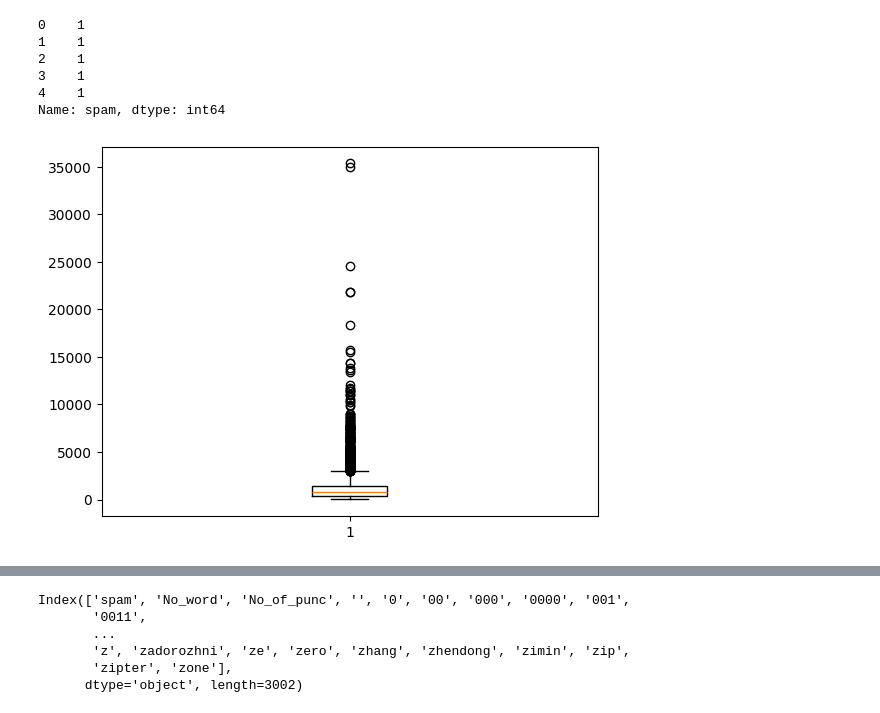
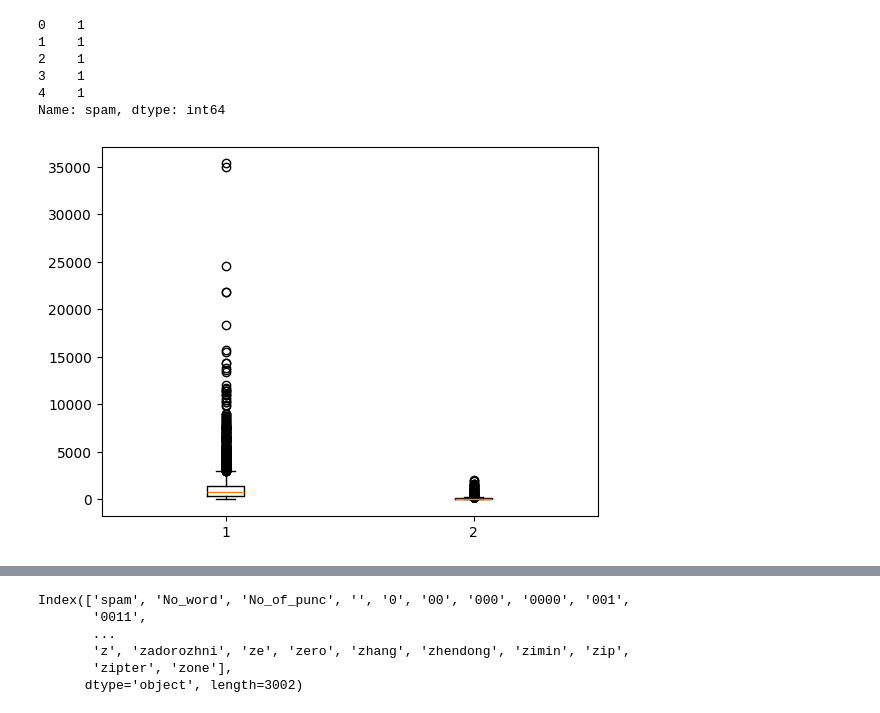
Before and after one commit to BinaraMendis7/Spam-Email-detecting-system, a Jupyter notebook: Untitled-1.ipynb, the cells around one changed output, grey strips where cells are left out. Saved outputs shown, nothing was run; the diff lists cells and outputs as text; code cells hidden in the pictures.

```diff
--- a/Untitled-1.ipynb
+++ b/Untitled-1.ipynb
@@ -40,7 +40,7 @@ df['cleaned_text']=df['text'].apply(lambda x:clean(x))
 # %%
 def clean(text):
     text = "".join([word.lower() for word in text if word not in string.punctuation])
-    tokens = re.split('\W+', text)
+    tokens = re.split(r'\W+', text)
     text = [stemmer.stem(word) for word in tokens if word not in stopwords]
     return text
 # %%
@@ -211,7 +211,7 @@ features_df['spam'].head()
 4    1
 Name: spam, dtype: int64
 # %%
-plt.boxplot(features_df['No_word'])
+plt.boxplot(features_df[['No_word','No_of_punc']])
 plt.show()
 # %% [output]
-[figure, old version]
+[figure, new version]
```
Also changed, not shown: parts of 12 cells of this notebook.
